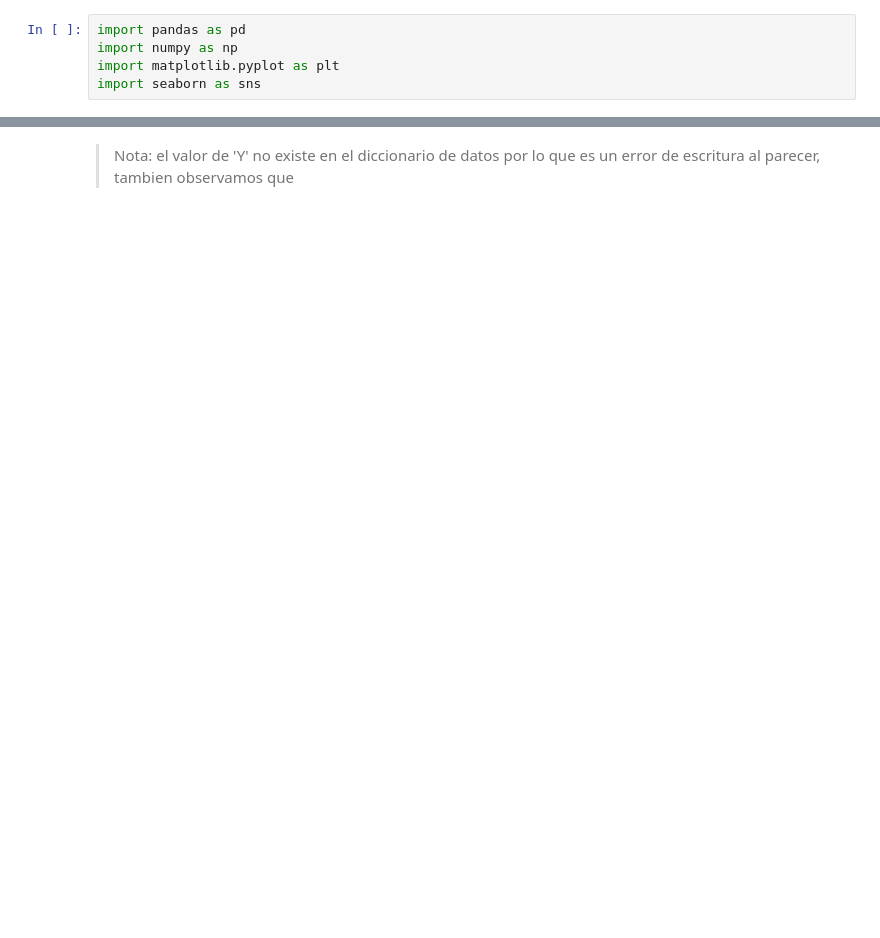
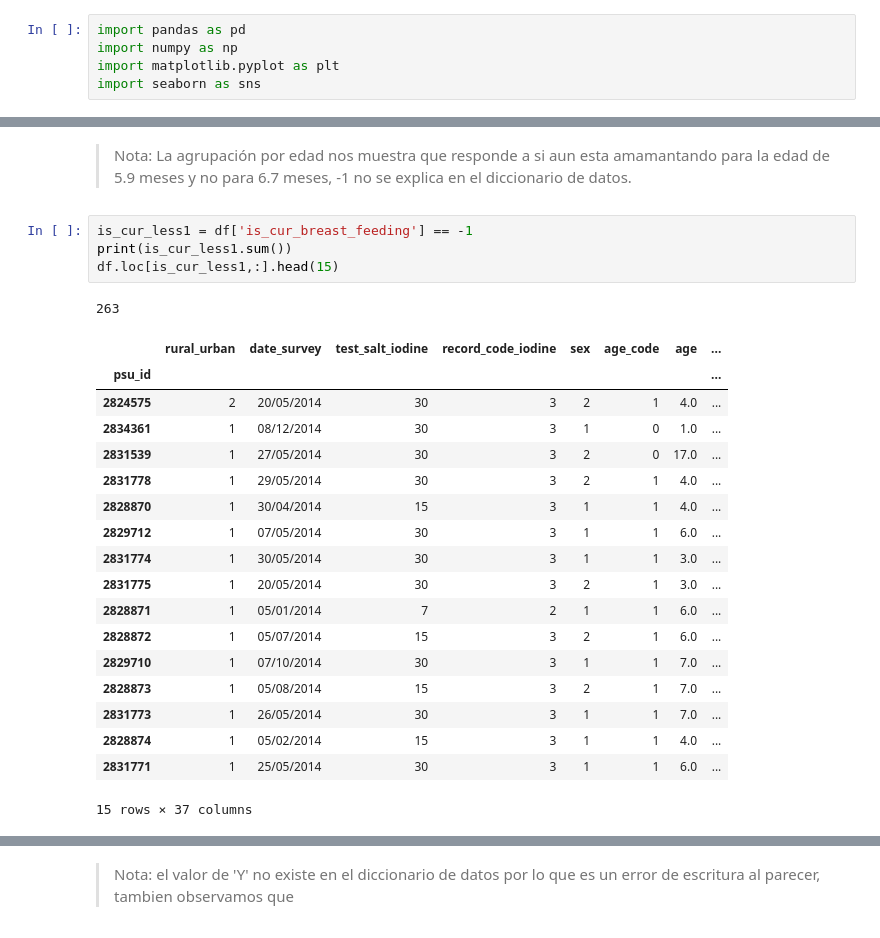
Before and after one commit to marce3-2140/Clinical-Anthropometric-Bio-Chemical-Survey, a Jupyter notebook: SurveyClinicalData.ipynb, the cells around one changed output, grey strips where cells are left out. Cells and saved outputs as stored; diff of their text form; blank space fills up the shorter version.

```diff
--- a/SurveyClinicalData.ipynb
+++ b/SurveyClinicalData.ipynb
@@ -139,0 +460,26 @@ Para las siguientes columnas se revisara el contenido de cada una, verificaremos
+# %% [markdown]
+> Nota: La agrupación por edad nos muestra que responde a si aun esta amamantando para la edad de 5.9 meses y no para 6.7 meses, -1 no se explica en el diccionario de datos.
+# %%
+is_cur_less1 = df['is_cur_breast_feeding'] == -1
+print(is_cur_less1.sum())
+df.loc[is_cur_less1,:].head(15)
+# %% [output]
+263
+|  | rural_urban | date_survey | test_salt_iodine | record_code_iodine | sex | age_code | age | ... |
+| psu_id |  |  |  |  |  |  |  | ... |
+| 2824575 | 2 | 20/05/2014 | 30 | 3 | 2 | 1 | 4.0 | ... |
+| 2834361 | 1 | 08/12/2014 | 30 | 3 | 1 | 0 | 1.0 | ... |
+| 2831539 | 1 | 27/05/2014 | 30 | 3 | 2 | 0 | 17.0 | ... |
+| 2831778 | 1 | 29/05/2014 | 30 | 3 | 2 | 1 | 4.0 | ... |
+| 2828870 | 1 | 30/04/2014 | 15 | 3 | 1 | 1 | 4.0 | ... |
+| 2829712 | 1 | 07/05/2014 | 30 | 3 | 1 | 1 | 6.0 | ... |
+| 2831774 | 1 | 30/05/2014 | 30 | 3 | 1 | 1 | 3.0 | ... |
+| 2831775 | 1 | 20/05/2014 | 30 | 3 | 2 | 1 | 3.0 | ... |
+| 2828871 | 1 | 05/01/2014 | 7 | 2 | 1 | 1 | 6.0 | ... |
+| 2828872 | 1 | 05/07/2014 | 15 | 3 | 2 | 1 | 6.0 | ... |
+| 2829710 | 1 | 07/10/2014 | 30 | 3 | 1 | 1 | 7.0 | ... |
+| 2828873 | 1 | 05/08/2014 | 15 | 3 | 2 | 1 | 7.0 | ... |
+| 2831773 | 1 | 26/05/2014 | 30 | 3 | 1 | 1 | 7.0 | ... |
+| 2828874 | 1 | 05/02/2014 | 15 | 3 | 1 | 1 | 4.0 | ... |
+| 2831771 | 1 | 25/05/2014 | 30 | 3 | 1 | 1 | 6.0 | ... |
+15 rows × 37 columns
```
Also changed, not shown: parts of 162 cells of this notebook.
